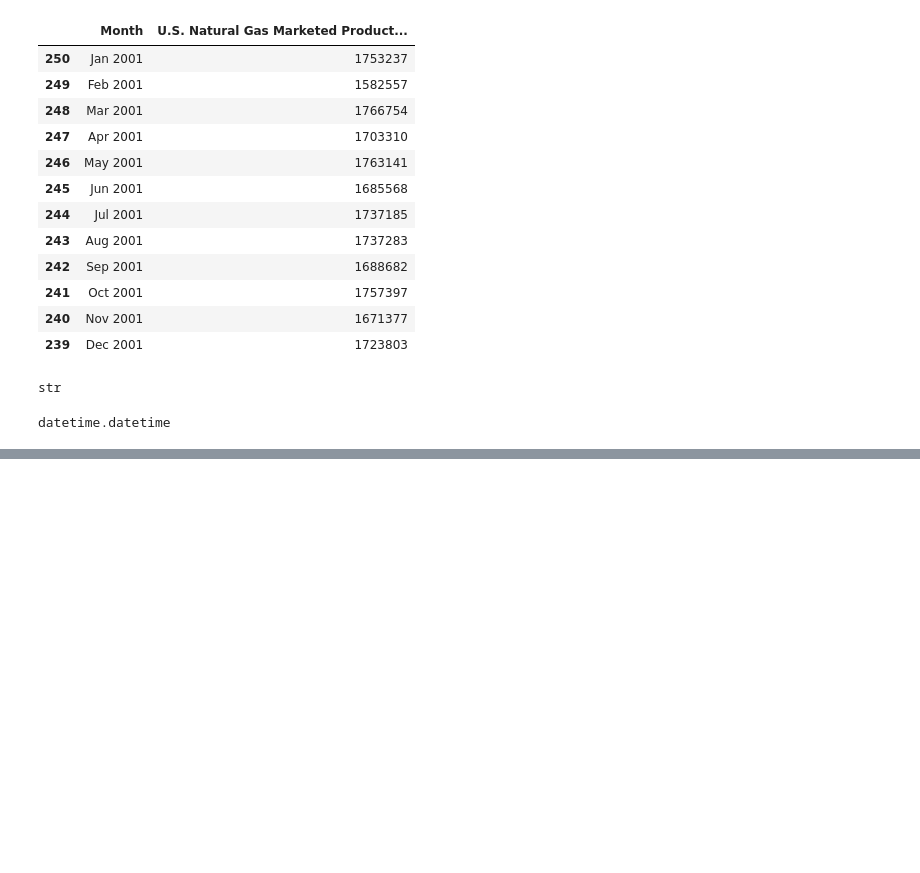
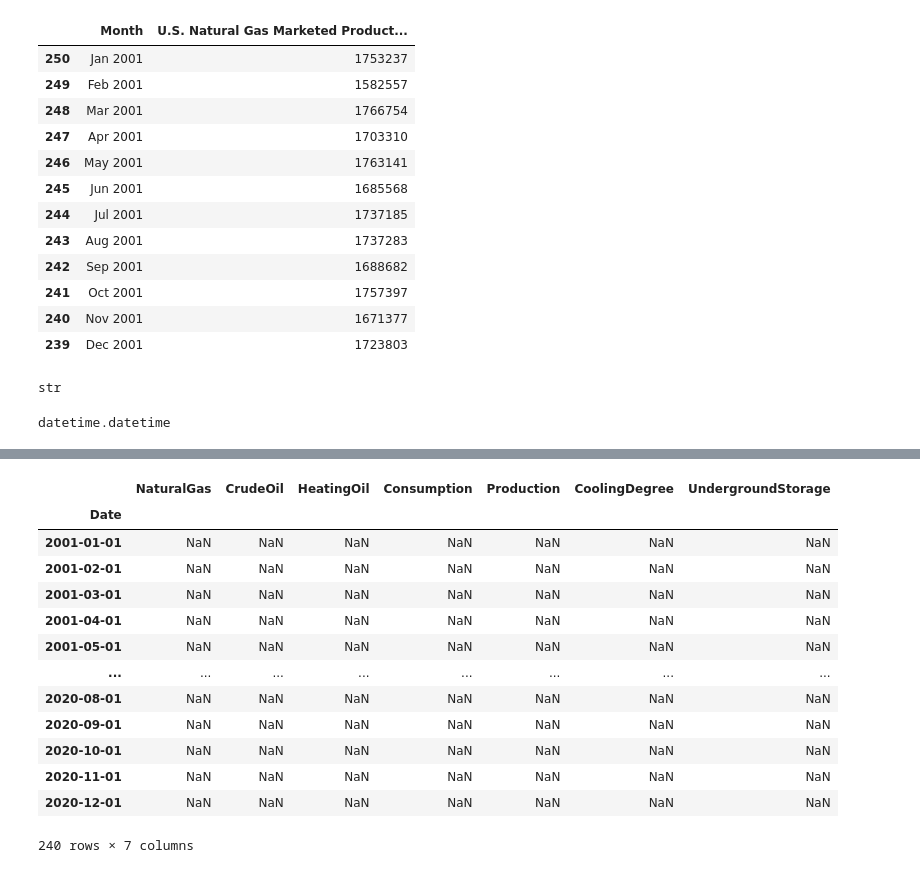
Before and after one commit to jagadeesh-tolnut/NaturalGas-DSNotebooks, a Jupyter notebook: EDA/Untitled.ipynb, the cells around one changed output, grey strips where cells are left out. Saved outputs shown, nothing was run; the diff lists cells and outputs as text; code cells hidden in the pictures; blank space fills up the shorter version.

```diff
--- a/EDA/Untitled.ipynb
+++ b/EDA/Untitled.ipynb
@@ -364,0 +407,20 @@ TypeError: '<' not supported between instances of 'datetime.datetime' and 'str'
+# %%
+final_data = pd.DataFrame(columns = ['NaturalGas','CrudeOil', 'HeatingOil', 'Consumption', 'Production', 'CoolingDegree', 'UndergroundStorage'],
+                   index = resample_ng.index )
+# %%
+final_data
+# %% [output]
+|  | NaturalGas | CrudeOil | HeatingOil | Consumption | Production | CoolingDegree | UndergroundStorage |
+| Date |  |  |  |  |  |  |  |
+| 2001-01-01 | NaN | NaN | NaN | NaN | NaN | NaN | NaN |
+| 2001-02-01 | NaN | NaN | NaN | NaN | NaN | NaN | NaN |
+| 2001-03-01 | NaN | NaN | NaN | NaN | NaN | NaN | NaN |
+| 2001-04-01 | NaN | NaN | NaN | NaN | NaN | NaN | NaN |
+| 2001-05-01 | NaN | NaN | NaN | NaN | NaN | NaN | NaN |
+| ... | ... | ... | ... | ... | ... | ... | ... |
+| 2020-08-01 | NaN | NaN | NaN | NaN | NaN | NaN | NaN |
+| 2020-09-01 | NaN | NaN | NaN | NaN | NaN | NaN | NaN |
+| 2020-10-01 | NaN | NaN | NaN | NaN | NaN | NaN | NaN |
+| 2020-11-01 | NaN | NaN | NaN | NaN | NaN | NaN | NaN |
+| 2020-12-01 | NaN | NaN | NaN | NaN | NaN | NaN | NaN |
+240 rows × 7 columns
```
Also changed, not shown: parts of 24 cells of this notebook, 3 other files.
